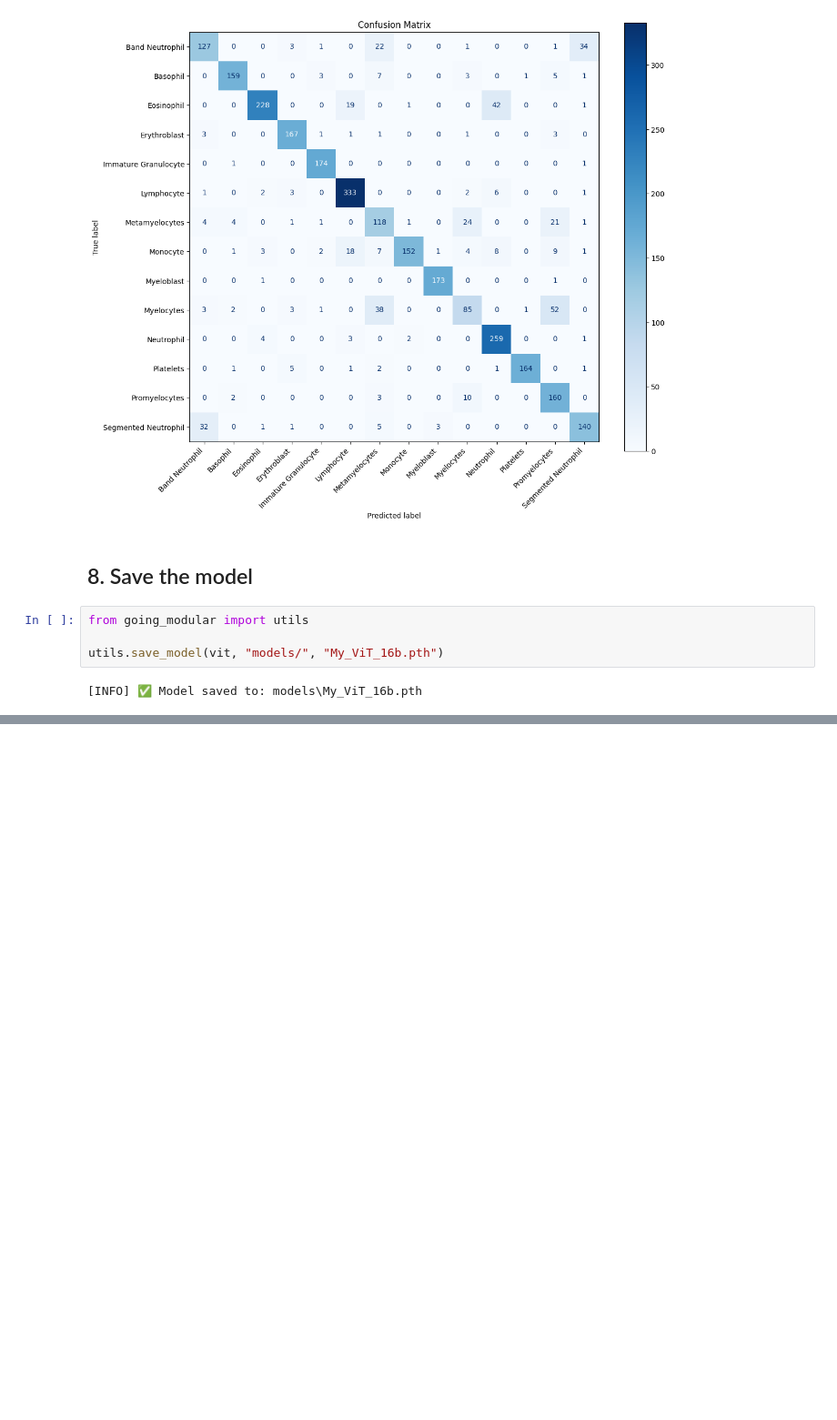
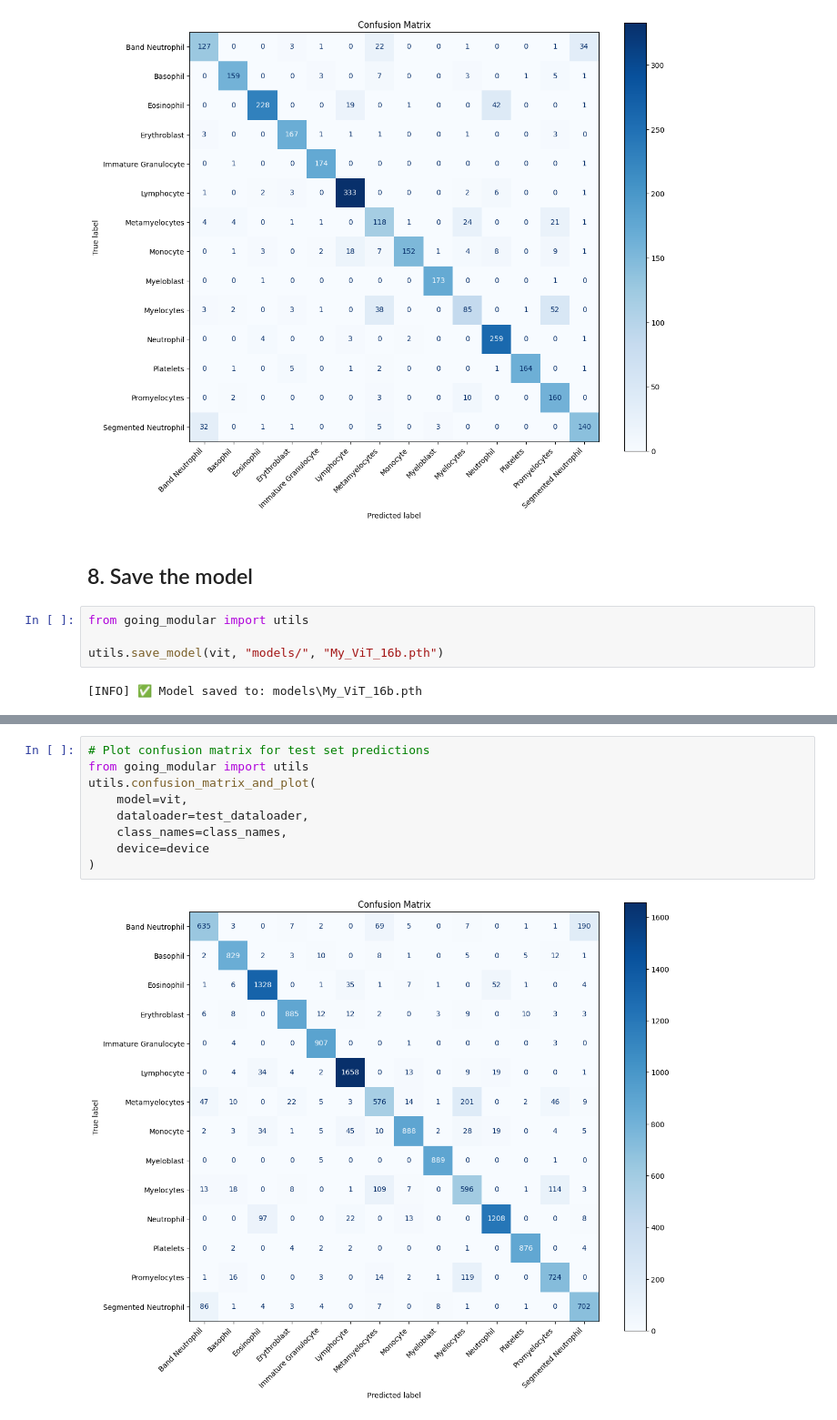
Before and after one commit to youssef-omarrr/Machine-and-deep-learning, a Jupyter notebook: Projects/Blood Cell and Abnormalities/final_fine_tuning.ipynb, the cells around one changed output, grey strips where cells are left out. Shown at 91% size. Saved outputs shown, nothing was run; the diff lists cells and outputs as text; blank space fills up the shorter version.

```diff
--- a/Projects/Blood Cell and Abnormalities/final_fine_tuning.ipynb
+++ b/Projects/Blood Cell and Abnormalities/final_fine_tuning.ipynb
@@ -162,0 +207,11 @@ utils.save_model(vit, "models/", "My_ViT_16b.pth")
+# %%
+# Plot confusion matrix for test set predictions
+from going_modular import utils
+utils.confusion_matrix_and_plot(
+    model=vit,
+    dataloader=test_dataloader,
+    class_names=class_names,
+    device=device
+)
+# %% [output]
+[figure, added]
```
Also changed, not shown: parts of 3 cells of this notebook, 2 other files.
